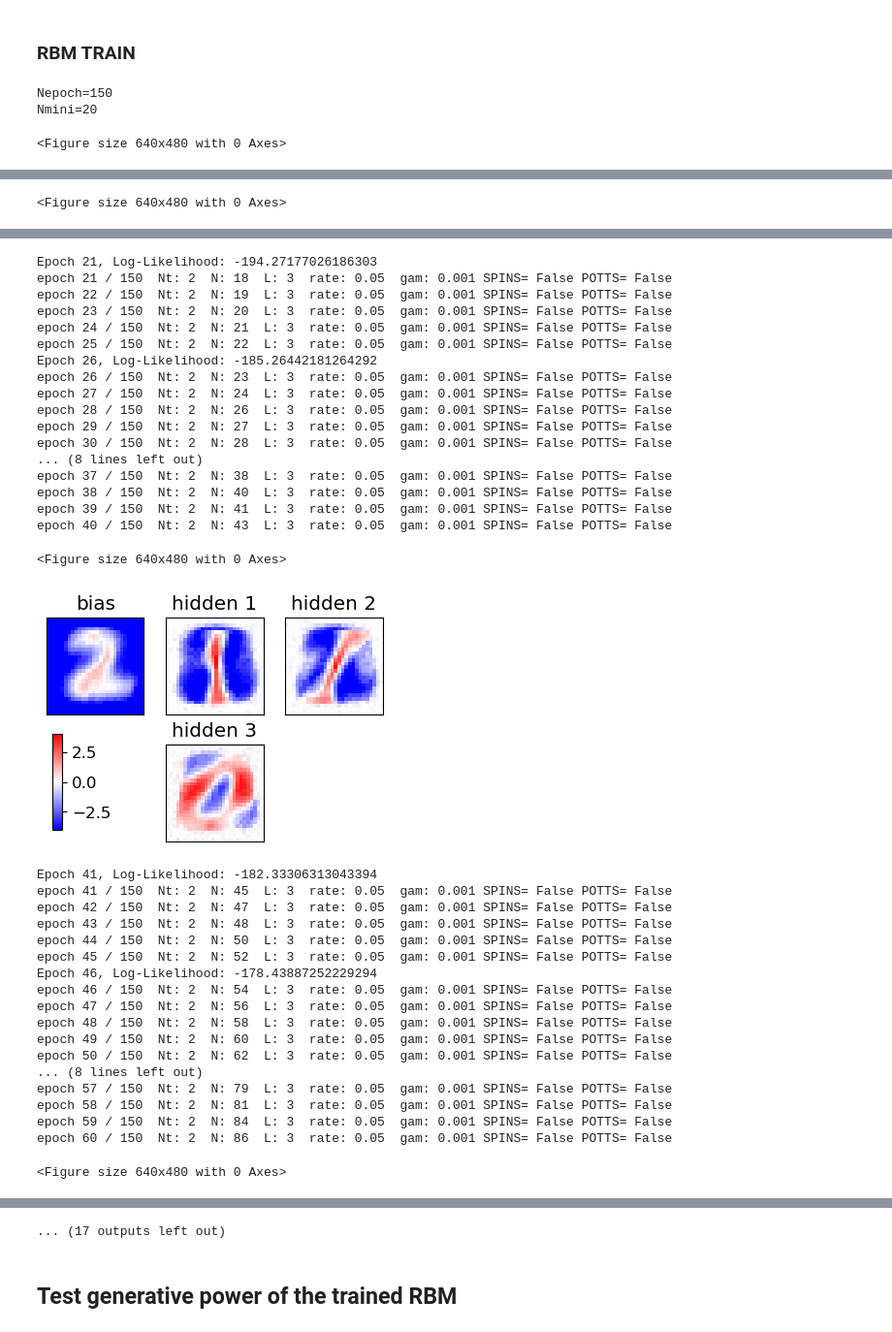
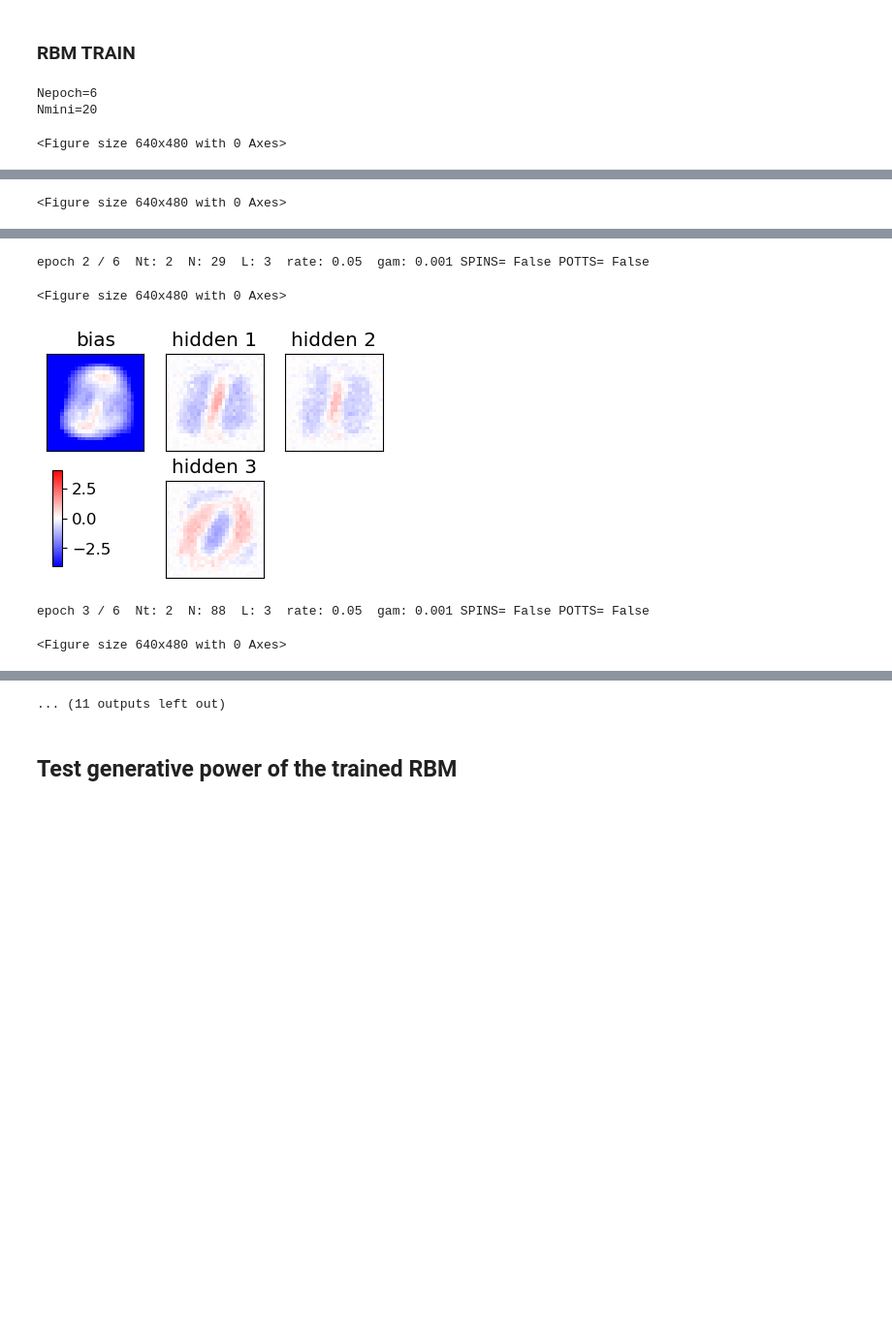
Before and after one commit to BelliLuigi/LCP-B, a Jupyter notebook: ex2/RBM_2025_MNIST.ipynb, the cells around one changed output, grey strips where cells are left out. Shown at 97% size. Drawn from its saved outputs; the diff is of its cells as text; code cells hidden in the pictures; blank space fills up the shorter version.

```diff
--- a/ex2/RBM_2025_MNIST.ipynb
+++ b/ex2/RBM_2025_MNIST.ipynb
@@ -266,6 +259,14 @@ def plot_weights_bias(wE, bE, epoch, L,
 # initial bias of visible units, based on their average value in the dataset
 # Hinton, "A Practical Guide to Training Restricted Boltzmann Machines"
 def Hinton_bias_init(x):
+    '''
+    x ::shape of 'x'(data): (21770,784)
+    xmean :: does the mean on 'data' for each column -> shape of xmean :(,784)
+     xmin =0, xmax=1 if SPINS=FALSE, otherwise {-1,+1}
+    since np.precision is set at 4 -> S = 1e-4
+    level_gap :: is the difference in values between the max (1) and the min (x_min)
+    np.clip :: avoid minimum maximum overflow, inf and -inf values.
+    '''
     xmean=np.array(np.mean(x,axis=0))
     # remove values at extrema, to avoid divergences in the log's
     S = 1e-4
@@ -327,20 +306,22 @@ def compute_log_likelihood():
 # %%
-#from numba import njit, prange
-#@njit(parallel=True)
+import itertools as it
 def compute_log_likelihood(data, a, b, W):
-    log_likelihoods = []
-    for x in data:
-        def H(z): return a + np.dot(W, z)
-        def G(z): return np.prod(np.exp(b * z))
+    log_likelihoods = [] # initialize list of LLHs
+    for x in data: # From data (21770,784), takes one line each cycle, ---> len(x)=784
+        def H(z): return a + np.dot(W, z)  # as in computations
+        def G(z): return np.prod(np.exp(b * z)) # as in pdf computations
         Z_x, Z_total = 0, 0
-        for z_int in range(2**L):
-            z = np.array([int(b) for b in format(z_int, f'0{L}b')])
+        Q=L
+        conf = it.product((0,1), repeat=Q)
+        all_conf=list(conf)
+        for z in all_conf:
+            z = np.array(z)
             Hz = H(z)
             Z_z = G(z) * np.prod(1 + np.exp(Hz))
             E_xz = -np.sum(a * x) - np.sum(b * z) - np.sum(x * np.dot(W, z))
             Z_x += np.exp(-E_xz)
             Z_total += Z_z
-        log_likelihoods.append(np.log(Z_x) - np.log(Z_total) if Z_x != 0 and Z_total != 0 else '-Inf')
+        log_likelihoods.append(np.log(Z_x) - np.log(Z_total) if Z_x != 0 and Z_total != 0 else '-Inf') ## first formula, not the second one.
     return np.mean(log_likelihoods)
 # %% [markdown]
 ### RBM TRAIN
@@ -358,9 +339,9 @@ b = np.zeros(L)
 #print("w=",w);print("a=",a);print("b=",b)
 
 # nr of epochs
-Nepoch=150
+Nepoch=6
 # minibatches per epoch
-Nmini=20
+Nmini=20  # TRIED VALUES : 20
 # minibatch size at initial epoch and final one
 N_ini,N_fin=10,500
 print(f"Nepoch={Nepoch}\nNmini={Nmini}")
@@ -471,19 +452,25 @@ for epoch in range(1,1+Nepoch):
 
     if Nepoch<=100 or epoch%20==0 or epoch==Nepoch:
         plot_weights_bias(wE, aE, epoch, L, cols=Ncols, save=False)
+    else:
+        continue
+
+
     if epoch%5==0:
         log_likelihood = compute_log_likelihood(data, a=a, b=b, W=w)
         log_likelihoods.append(log_likelihood)
         print(f'Epoch {epoch + 1}, Log-Likelihood: {log_likelihood}')
 
     str_time_completion = datetime.datetime.now().strftime("_%Y%m%d_%H%M")
+
+
 plt.plot([i for i in np.arange(Nepoch) if i%5==0], log_likelihoods, '-')
 plt.title('LLH evolution w/ epochs')
 plt.xlabel('Epochs')
 plt.ylabel('LLH')
 print("END of learning phase")
 # %% [output]
-Nepoch=150
+Nepoch=6
 Nmini=20
 <Figure size 640x480 with 0 Axes>
 [figure]
@@ -509,37 +485,5 @@ epoch 20 / 150  Nt: 2  N: 17  L: 3  rate: 0.05  gam: 0.001 SPINS= False POTTS= F
-Epoch 21, Log-Likelihood: -194.27177026186303
-epoch 21 / 150  Nt: 2  N: 18  L: 3  rate: 0.05  gam: 0.001 SPINS= False POTTS= False
-epoch 22 / 150  Nt: 2  N: 19  L: 3  rate: 0.05  gam: 0.001 SPINS= False POTTS= False
-epoch 23 / 150  Nt: 2  N: 20  L: 3  rate: 0.05  gam: 0.001 SPINS= False POTTS= False
-epoch 24 / 150  Nt: 2  N: 21  L: 3  rate: 0.05  gam: 0.001 SPINS= False POTTS= False
-epoch 25 / 150  Nt: 2  N: 22  L: 3  rate: 0.05  gam: 0.001 SPINS= False POTTS= False
-Epoch 26, Log-Likelihood: -185.26442181264292
-epoch 26 / 150  Nt: 2  N: 23  L: 3  rate: 0.05  gam: 0.001 SPINS= False POTTS= False
-epoch 27 / 150  Nt: 2  N: 24  L: 3  rate: 0.05  gam: 0.001 SPINS= False POTTS= False
-epoch 28 / 150  Nt: 2  N: 26  L: 3  rate: 0.05  gam: 0.001 SPINS= False POTTS= False
-epoch 29 / 150  Nt: 2  N: 27  L: 3  rate: 0.05  gam: 0.001 SPINS= False POTTS= False
-epoch 30 / 150  Nt: 2  N: 28  L: 3  rate: 0.05  gam: 0.001 SPINS= False POTTS= False
-... (8 lines left out)
-epoch 37 / 150  Nt: 2  N: 38  L: 3  rate: 0.05  gam: 0.001 SPINS= False POTTS= False
-epoch 38 / 150  Nt: 2  N: 40  L: 3  rate: 0.05  gam: 0.001 SPINS= False POTTS= False
-epoch 39 / 150  Nt: 2  N: 41  L: 3  rate: 0.05  gam: 0.001 SPINS= False POTTS= False
-epoch 40 / 150  Nt: 2  N: 43  L: 3  rate: 0.05  gam: 0.001 SPINS= False POTTS= False
+epoch 2 / 6  Nt: 2  N: 29  L: 3  rate: 0.05  gam: 0.001 SPINS= False POTTS= False
 <Figure size 640x480 with 0 Axes>
-[figure, old version]
+[figure, new version]
-Epoch 41, Log-Likelihood: -182.33306313043394
-epoch 41 / 150  Nt: 2  N: 45  L: 3  rate: 0.05  gam: 0.001 SPINS= False POTTS= False
-epoch 42 / 150  Nt: 2  N: 47  L: 3  rate: 0.05  gam: 0.001 SPINS= False POTTS= False
-epoch 43 / 150  Nt: 2  N: 48  L: 3  rate: 0.05  gam: 0.001 SPINS= False POTTS= False
-epoch 44 / 150  Nt: 2  N: 50  L: 3  rate: 0.05  gam: 0.001 SPINS= False POTTS= False
-epoch 45 / 150  Nt: 2  N: 52  L: 3  rate: 0.05  gam: 0.001 SPINS= False POTTS= False
-Epoch 46, Log-Likelihood: -178.43887252229294
-epoch 46 / 150  Nt: 2  N: 54  L: 3  rate: 0.05  gam: 0.001 SPINS= False POTTS= False
-epoch 47 / 150  Nt: 2  N: 56  L: 3  rate: 0.05  gam: 0.001 SPINS= False POTTS= False
-epoch 48 / 150  Nt: 2  N: 58  L: 3  rate: 0.05  gam: 0.001 SPINS= False POTTS= False
-epoch 49 / 150  Nt: 2  N: 60  L: 3  rate: 0.05  gam: 0.001 SPINS= False POTTS= False
-epoch 50 / 150  Nt: 2  N: 62  L: 3  rate: 0.05  gam: 0.001 SPINS= False POTTS= False
-... (8 lines left out)
-epoch 57 / 150  Nt: 2  N: 79  L: 3  rate: 0.05  gam: 0.001 SPINS= False POTTS= False
-epoch 58 / 150  Nt: 2  N: 81  L: 3  rate: 0.05  gam: 0.001 SPINS= False POTTS= False
-epoch 59 / 150  Nt: 2  N: 84  L: 3  rate: 0.05  gam: 0.001 SPINS= False POTTS= False
-epoch 60 / 150  Nt: 2  N: 86  L: 3  rate: 0.05  gam: 0.001 SPINS= False POTTS= False
+epoch 3 / 6  Nt: 2  N: 88  L: 3  rate: 0.05  gam: 0.001 SPINS= False POTTS= False
 <Figure size 640x480 with 0 Axes>
@@ -547,4 +491,4 @@ epoch 60 / 150  Nt: 2  N: 86  L: 3  rate: 0.05  gam: 0.001 SPINS= False POTTS= F
-... (17 outputs left out)
+... (11 outputs left out)
 # %% [markdown]
 ## Test generative power of the trained RBM
 # %%
```
Also changed, not shown: parts of 6 cells of this notebook.
